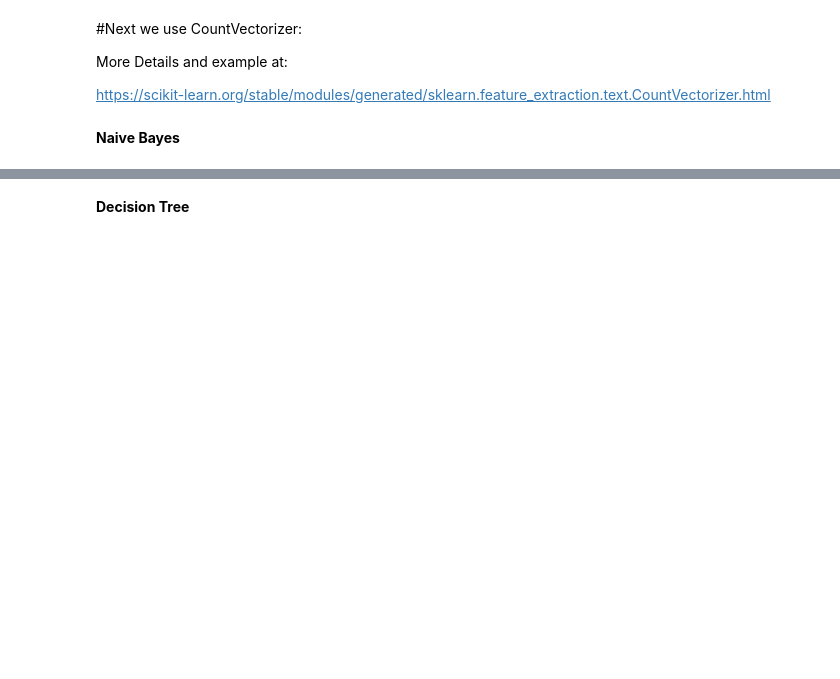
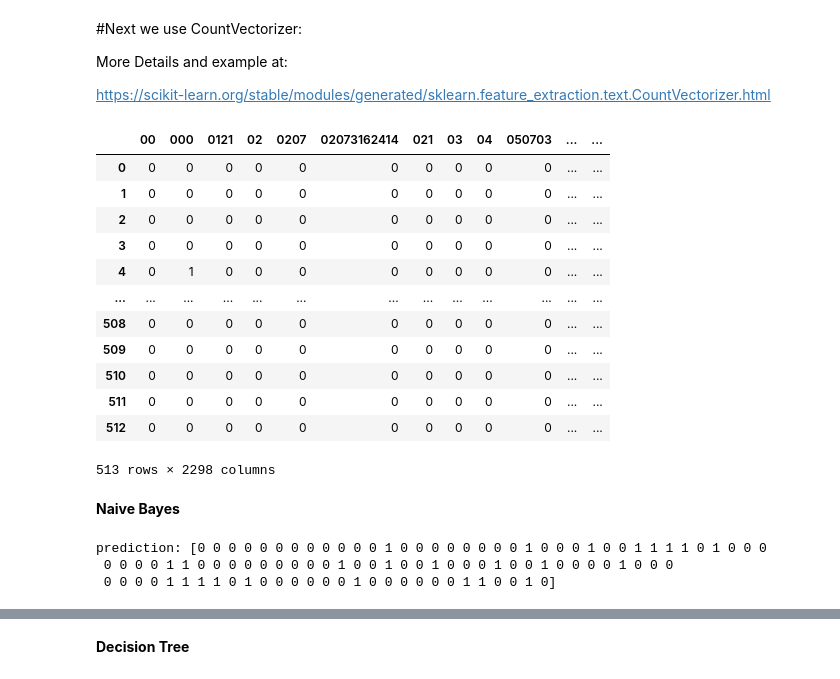
Before and after one commit to yash-a-18/002_YashAmethiya, a Jupyter notebook: Lab-4/SpamText-NB and DT.ipynb, the cells around one changed output, grey strips where cells are left out. Saved outputs shown, nothing was run; the diff lists cells and outputs as text; code cells hidden in the pictures; blank space fills up the shorter version.

```diff
--- a/Lab-4/SpamText-NB and DT.ipynb
+++ b/Lab-4/SpamText-NB and DT.ipynb
@@ -30,0 +10,6 @@ Data statistics
+# %%
+datasets = pd.read_csv('spam1.csv')
+
+datasets = datasets.rename(columns={"v1":"label", "v2":"text"})
+datasets['label'] = datasets['label'].replace({'spam':1, 'ham':0})
+datasets.head()
@@ -45,3 +67,26 @@ We have multiple choices to accomplish this step:
 in this way, if a term appears frequently in a document, it’s important; if a term appears in many documents, it’s not a unique identifier.
 
 Word2Vec.
+# %%
+text = datasets.iloc[:,1]
+
+# converting to lower case
+lower_case_text = []
+lower_case_text = [d.lower() for d in text]
+
+# removing punctuations
+sans_punctuation_text = []
+import string
+for i in lower_case_text:
+    sans_punctuation_text.append(i.translate(str.maketrans("","", string.punctuation)))
+
+# tokenization
+preprocessed_text = [[w for w in d.split()] for d in sans_punctuation_text]
+
+# count frequencies
+frequency_list = []
+import pprint
+from collections import Counter
+
+frequency_list = [Counter(d) for d in preprocessed_text]
+pprint.pprint(frequency_list)
@@ -67,0 +117,25 @@ from sklearn.metrics import recall_score
+# %%
+from sklearn.feature_extraction.text import CountVectorizer
+count_vector = CountVectorizer()
+
+count_vector.fit(text)
+count_vector.get_feature_names()
+
+doc_array = count_vector.transform(text).toarray()
+
+frequency_matrix = pd.DataFrame(doc_array, columns = count_vector.get_feature_names())
+frequency_matrix
+# %% [output]
+|  | 00 | 000 | 0121 | 02 | 0207 | 02073162414 | 021 | 03 | 04 | 050703 | ... | ... |
+| 0 | 0 | 0 | 0 | 0 | 0 | 0 | 0 | 0 | 0 | 0 | ... | ... |
+| 1 | 0 | 0 | 0 | 0 | 0 | 0 | 0 | 0 | 0 | 0 | ... | ... |
+| 2 | 0 | 0 | 0 | 0 | 0 | 0 | 0 | 0 | 0 | 0 | ... | ... |
+| 3 | 0 | 0 | 0 | 0 | 0 | 0 | 0 | 0 | 0 | 0 | ... | ... |
+| 4 | 0 | 1 | 0 | 0 | 0 | 0 | 0 | 0 | 0 | 0 | ... | ... |
+| ... | ... | ... | ... | ... | ... | ... | ... | ... | ... | ... | ... | ... |
+| 508 | 0 | 0 | 0 | 0 | 0 | 0 | 0 | 0 | 0 | 0 | ... | ... |
+| 509 | 0 | 0 | 0 | 0 | 0 | 0 | 0 | 0 | 0 | 0 | ... | ... |
+| 510 | 0 | 0 | 0 | 0 | 0 | 0 | 0 | 0 | 0 | 0 | ... | ... |
+| 511 | 0 | 0 | 0 | 0 | 0 | 0 | 0 | 0 | 0 | 0 | ... | ... |
+| 512 | 0 | 0 | 0 | 0 | 0 | 0 | 0 | 0 | 0 | 0 | ... | ... |
+513 rows × 2298 columns
@@ -69,0 +162,8 @@ from sklearn.metrics import recall_score
+# %%
+#making prediction
+prediction = naive_bayes.predict(testing_data)
+print("prediction:",prediction)
+# %% [output]
+prediction: [0 0 0 0 0 0 0 0 0 0 0 0 1 0 0 0 0 0 0 0 0 1 0 0 0 1 0 0 1 1 1 1 0 1 0 0 0
+ 0 0 0 0 1 1 0 0 0 0 0 0 0 0 0 1 0 0 1 0 0 1 0 0 0 1 0 0 1 0 0 0 0 1 0 0 0
+ 0 0 0 0 1 1 1 1 0 1 0 0 0 0 0 0 1 0 0 0 0 0 0 1 1 0 0 1 0]
```
Also changed, not shown: parts of 16 cells of this notebook, 5 other files.
